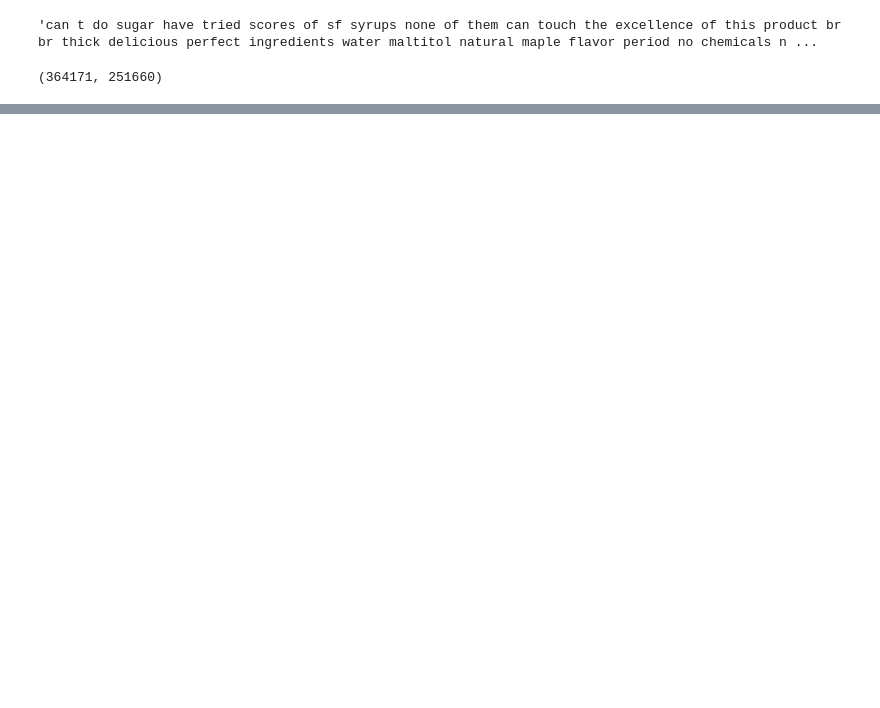
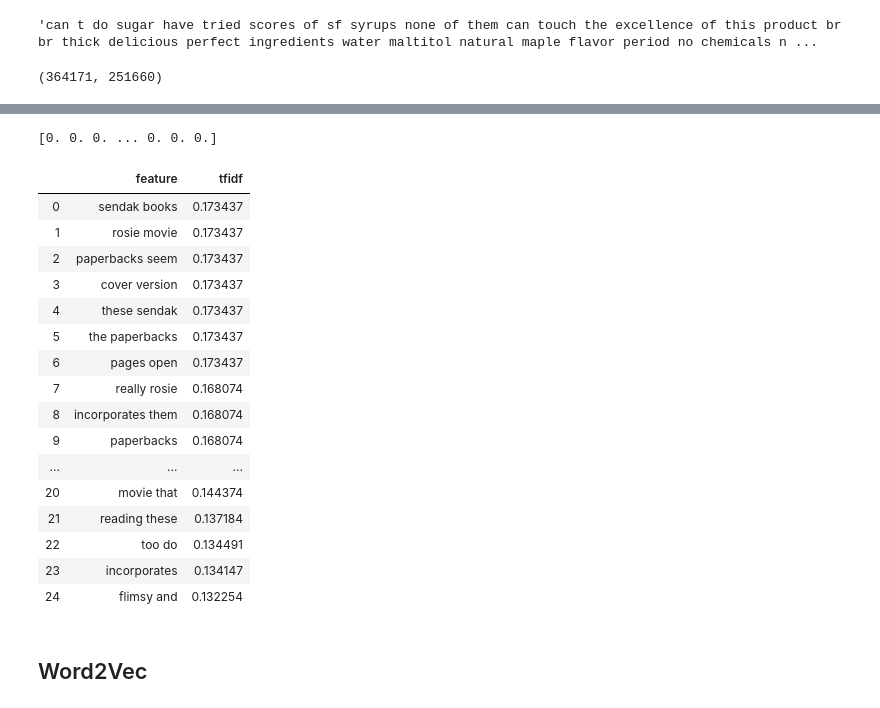
Before and after one commit to LIMON100/Amazon-Fine-Food-Reviews, a Jupyter notebook: Reviews.ipynb, the cells around one changed output, grey strips where cells are left out. Cells and saved outputs as stored; diff of their text form; code cells hidden in the pictures; blank space fills up the shorter version.

```diff
--- a/Reviews.ipynb
+++ b/Reviews.ipynb
@@ -622,0 +635,3 @@ final_bigram_counts_noStop.get_shape()
+# %%
+tf_idf_dict = TfidfVectorizer(ngram_range = (1 , 2))
+final_tfidf = tf_idf_dict.fit_transform(final['Text'].values)
@@ -622,0 +642,3 @@ final_bigram_counts_noStop.get_shape()
+# %%
+features = tf_idf_dict.get_feature_names()
+features[10]
@@ -622,0 +660,36 @@ final_bigram_counts_noStop.get_shape()
+# %%
+print(final_tfidf[3,:].toarray()[0])
+# %% [output]
+[0. 0. 0. ... 0. 0. 0.]
+# %%
+def top_tfidf_feats(row , features , top_n = 25):
+
+    topn_ids = np.argsort(row)[::-1][:top_n]
+    top_feats = [(features[i], row[i]) for i in topn_ids]
+    df = pd.DataFrame(top_feats)
+    df.columns = ['feature' , 'tfidf']
+
+    return df
+# %%
+top_tfidf = top_tfidf_feats(final_tfidf[1].toarray()[0]  , features , 25)
+top_tfidf
+# %% [output]
+|  | feature | tfidf |
+| 0 | sendak books | 0.173437 |
+| 1 | rosie movie | 0.173437 |
+| 2 | paperbacks seem | 0.173437 |
+| 3 | cover version | 0.173437 |
+| 4 | these sendak | 0.173437 |
+| 5 | the paperbacks | 0.173437 |
+| 6 | pages open | 0.173437 |
+| 7 | really rosie | 0.168074 |
+| 8 | incorporates them | 0.168074 |
+| 9 | paperbacks | 0.168074 |
+| ... | ... | ... |
+| 20 | movie that | 0.144374 |
+| 21 | reading these | 0.137184 |
+| 22 | too do | 0.134491 |
+| 23 | incorporates | 0.134147 |
+| 24 | flimsy and | 0.132254 |
+# %% [markdown]
+## Word2Vec
```
Also changed, not shown: parts of 24 cells of this notebook.
